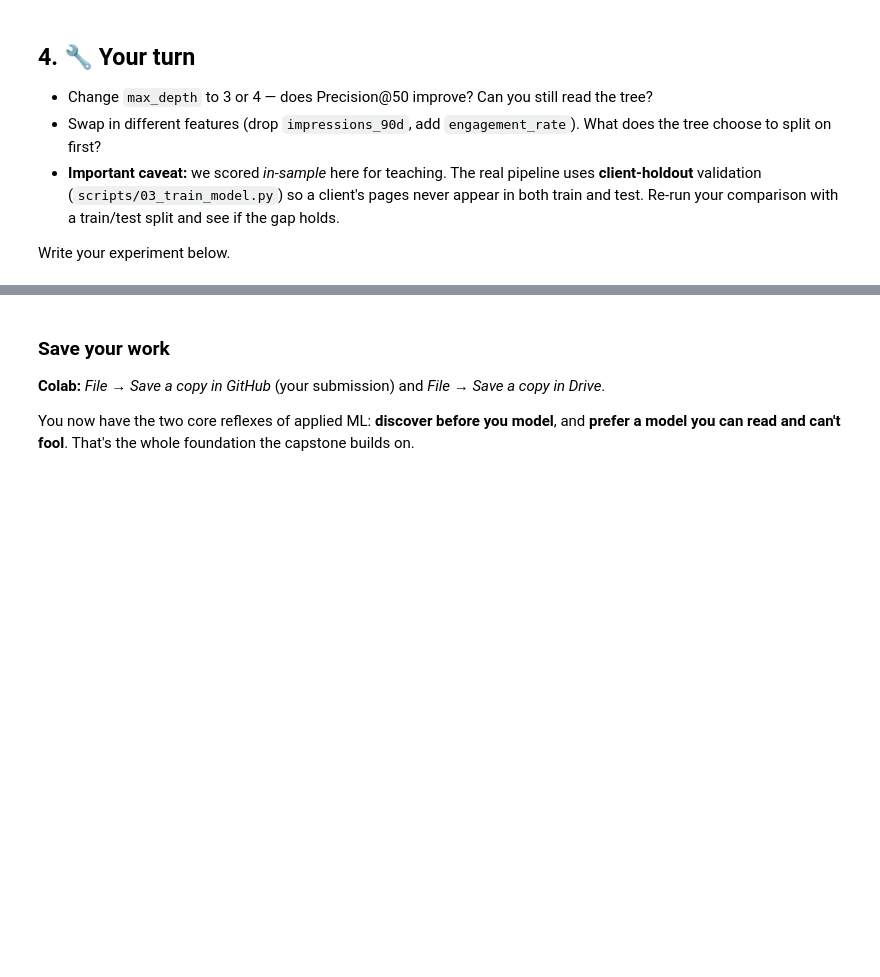
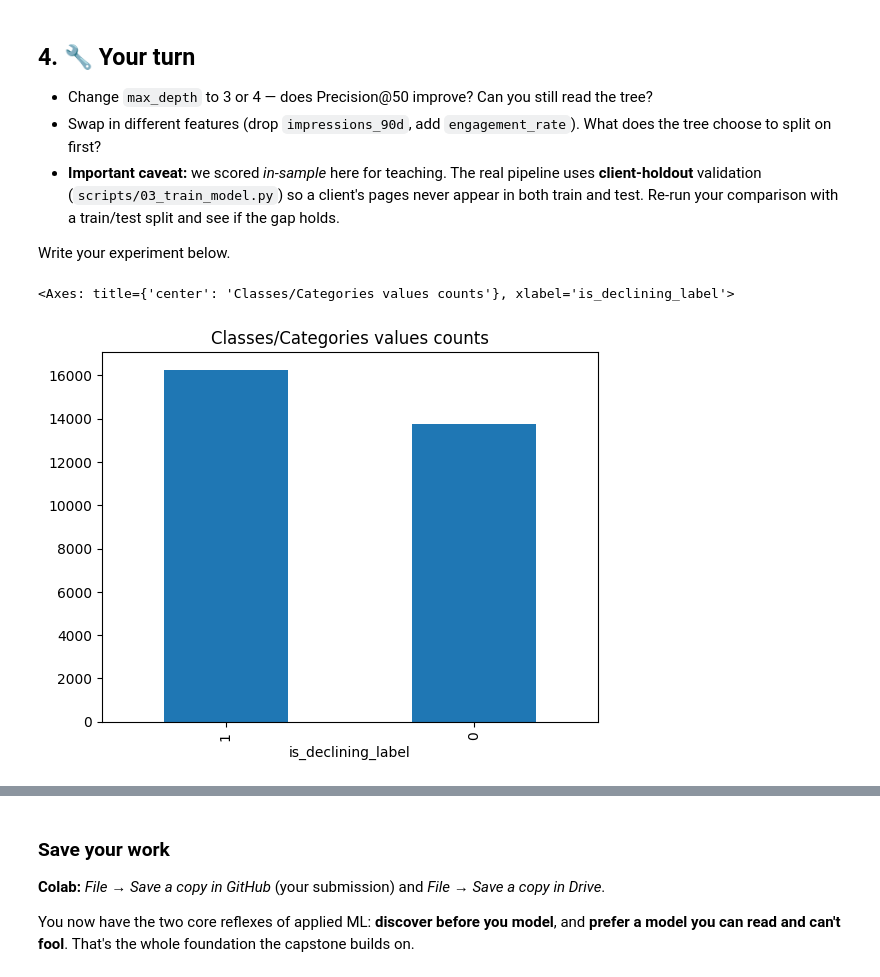
Before and after one commit to JackTheProgrammer/flyrank-ml-internship-track, a Jupyter notebook: notebooks/02_your_first_readable_model.ipynb, the cells around one changed output, grey strips where cells are left out. Cells and saved outputs as stored; diff of their text form; code cells hidden in the pictures; blank space fills up the shorter version.

```diff
--- a/notebooks/02_your_first_readable_model.ipynb
+++ b/notebooks/02_your_first_readable_model.ipynb
@@ -100,3 +153,8 @@ That's also why the starter data ships **only observable signals** — the produ
 - **Important caveat:** we scored *in-sample* here for teaching. The real pipeline uses **client-holdout** validation (`scripts/03_train_model.py`) so a client's pages never appear in both train and test. Re-run your comparison with a train/test split and see if the gap holds.
 
 Write your experiment below.
+# %%
+df['is_declining_label'].value_counts(normalize=False).plot(kind='bar', title='Classes/Categories values counts')
+# %% [output]
+<Axes: title={'center': 'Classes/Categories values counts'}, xlabel='is_declining_label'>
+[figure, added]
```
Also changed, not shown: parts of 12 cells of this notebook, 1 other file.
